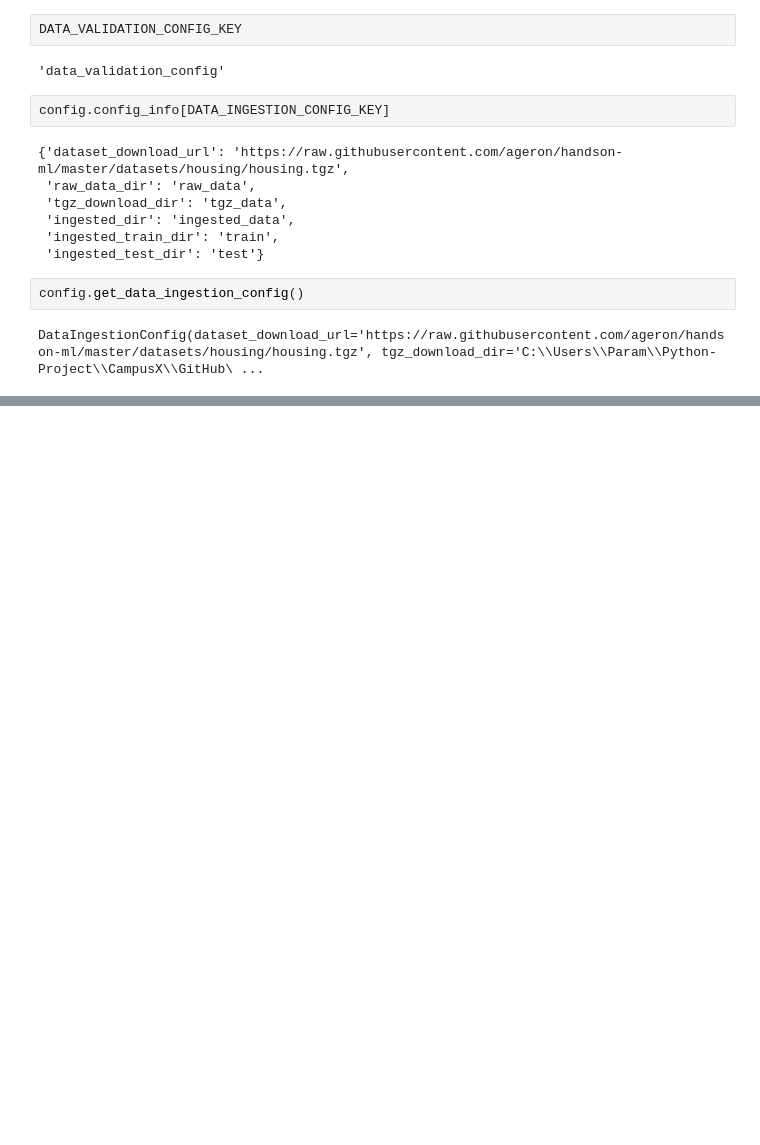
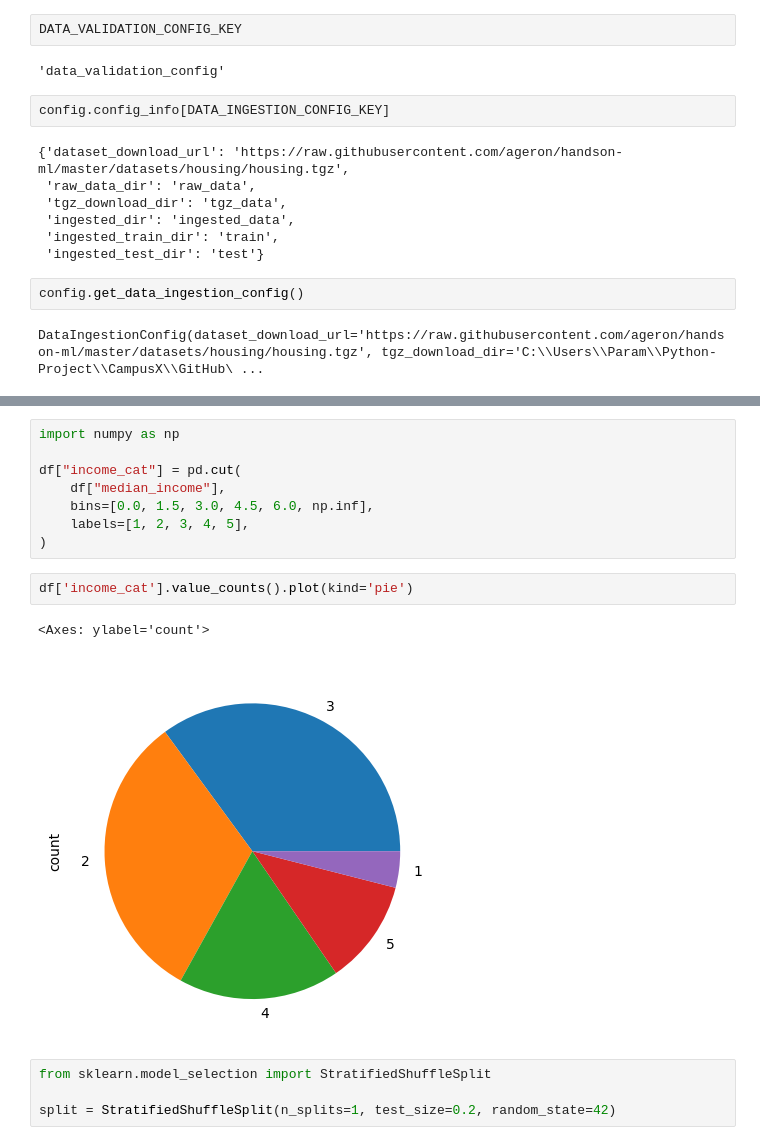
Before and after one commit to param-unik/Housing_Prediction_project, a Jupyter notebook: research/trials.ipynb, the cells around one changed output, grey strips where cells are left out. Saved outputs shown, nothing was run; the diff lists cells and outputs as text; blank space fills up the shorter version.

```diff
--- a/research/trials.ipynb
+++ b/research/trials.ipynb
@@ -139,0 +173,17 @@ DataIngestionConfig(dataset_download_url='https://raw.githubusercontent.com/ager
+# %%
+import numpy as np
+
+df["income_cat"] = pd.cut(
+	df["median_income"],
+	bins=[0.0, 1.5, 3.0, 4.5, 6.0, np.inf],
+	labels=[1, 2, 3, 4, 5],
+)
+# %%
+df['income_cat'].value_counts().plot(kind='pie')
+# %% [output]
+<Axes: ylabel='count'>
+[figure, added]
+# %%
+from sklearn.model_selection import StratifiedShuffleSplit
+
+split = StratifiedShuffleSplit(n_splits=1, test_size=0.2, random_state=42)
```
Also changed, not shown: parts of 85 cells of this notebook, 16 other files.
